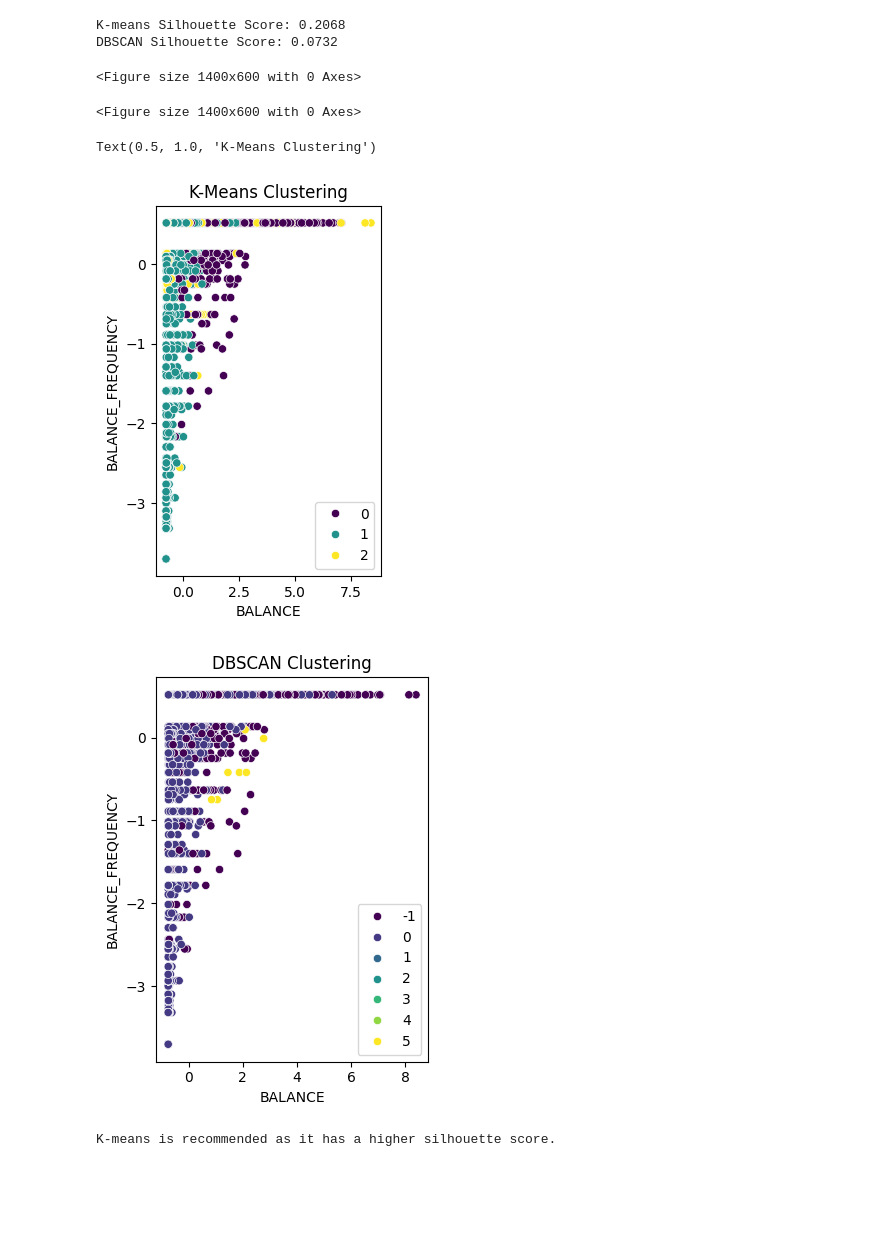
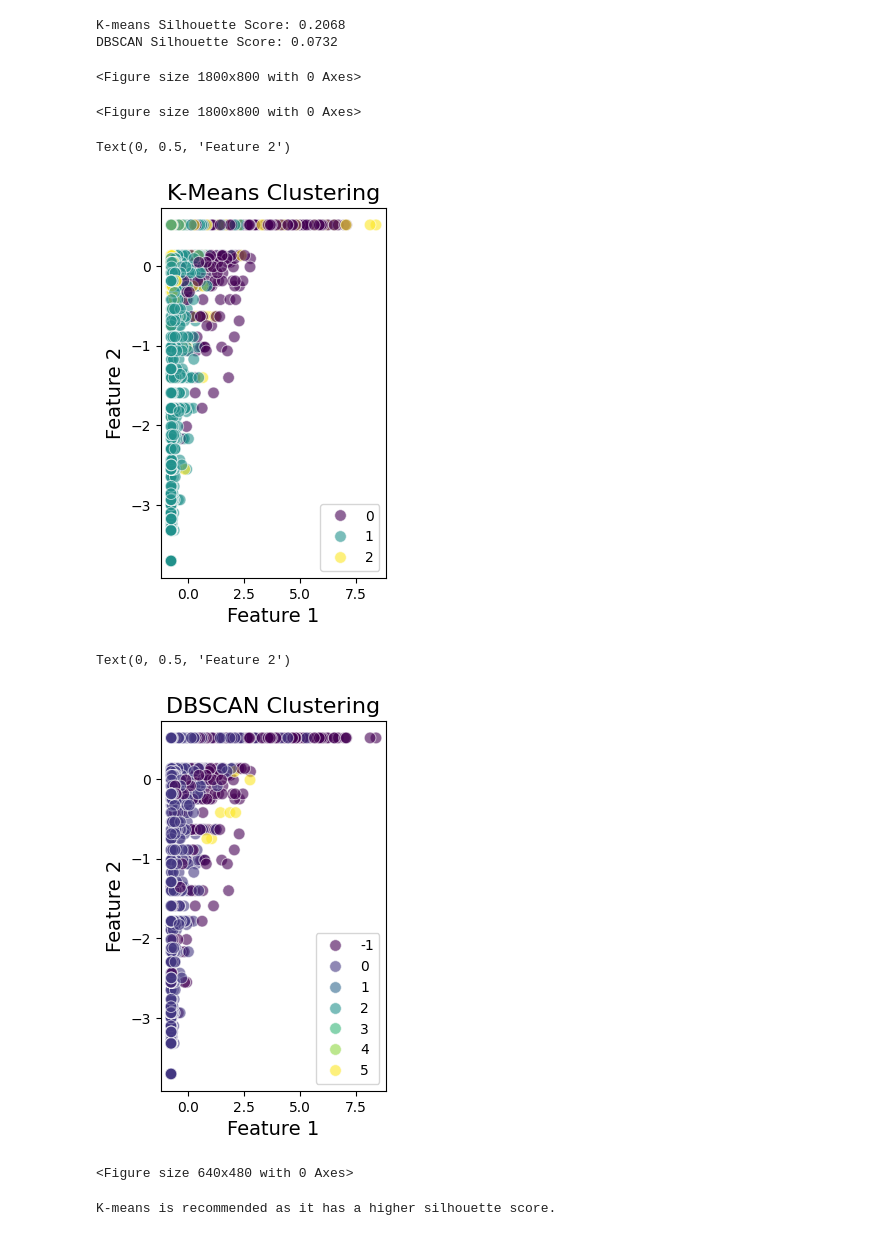
Before and after one commit to NA7RAWY/Comprehensive-Data-Mining-on-Health-Workout-Dataset, a Jupyter notebook: Clustering/Clustering_algo.ipynb, the cells around one changed output. Saved outputs shown, nothing was run; the diff lists cells and outputs as text; code cells hidden in the pictures; blank space fills up the shorter version.

```diff
--- a/Clustering/Clustering_algo.ipynb
+++ b/Clustering/Clustering_algo.ipynb
@@ -28,26 +28,49 @@ print(f"DBSCAN Silhouette Score: {dbscan_silhouette:.4f}")
 K-means Silhouette Score: 0.2068
 DBSCAN Silhouette Score: 0.0732
 # %%
-plt.figure(figsize=(14, 6))
+plt.figure(figsize=(18, 8))
 # %% [output]
-<Figure size 1400x600 with 0 Axes>
+<Figure size 1800x800 with 0 Axes>
-<Figure size 1400x600 with 0 Axes>
+<Figure size 1800x800 with 0 Axes>
 # %%
 plt.subplot(1, 2, 1)
-sns.scatterplot(x=data_normalized.iloc[:, 0], y=data_normalized.iloc[:, 1], hue=kmeans_labels, palette="viridis", legend='full')
-plt.title("K-Means Clustering")
+sns.scatterplot(
+    x=data_normalized.iloc[:, 0],
+    y=data_normalized.iloc[:, 1],
+    hue=kmeans_labels,
+    palette="viridis",
+    legend='full',
+    s=70,  # Marker size for better visibility
+    alpha=0.6  # Transparency for overlapping points
+)
+plt.title("K-Means Clustering", fontsize=16)
+plt.xlabel("Feature 1", fontsize=14)
+plt.ylabel("Feature 2", fontsize=14)
 # %% [output]
-Text(0.5, 1.0, 'K-Means Clustering')
+Text(0, 0.5, 'Feature 2')
-[figure, old version]
+[figure, new version]
 # %%
 plt.subplot(1, 2, 2)
-sns.scatterplot(x=data_normalized.iloc[:, 0], y=data_normalized.iloc[:, 1], hue=dbscan_labels, palette="viridis", legend='full')
-plt.title("DBSCAN Clustering")
-
-plt.tight_layout()
-plt.show()
+sns.scatterplot(
+    x=data_normalized.iloc[:, 0],
+    y=data_normalized.iloc[:, 1],
+    hue=dbscan_labels,
+    palette="viridis",
+    legend='full',
+    s=70,
+    alpha=0.6
+)
+plt.title("DBSCAN Clustering", fontsize=16)
+plt.xlabel("Feature 1", fontsize=14)
+plt.ylabel("Feature 2", fontsize=14)
 # %% [output]
+Text(0, 0.5, 'Feature 2')
-[figure, old version]
+[figure, new version]
+# %%
+plt.tight_layout()
+plt.show()
+# %% [output]
+<Figure size 640x480 with 0 Axes>
 # %%
 if kmeans_silhouette > dbscan_silhouette:
     print("K-means is recommended as it has a higher silhouette score.")
```
Also changed, not shown: 2 other files.
